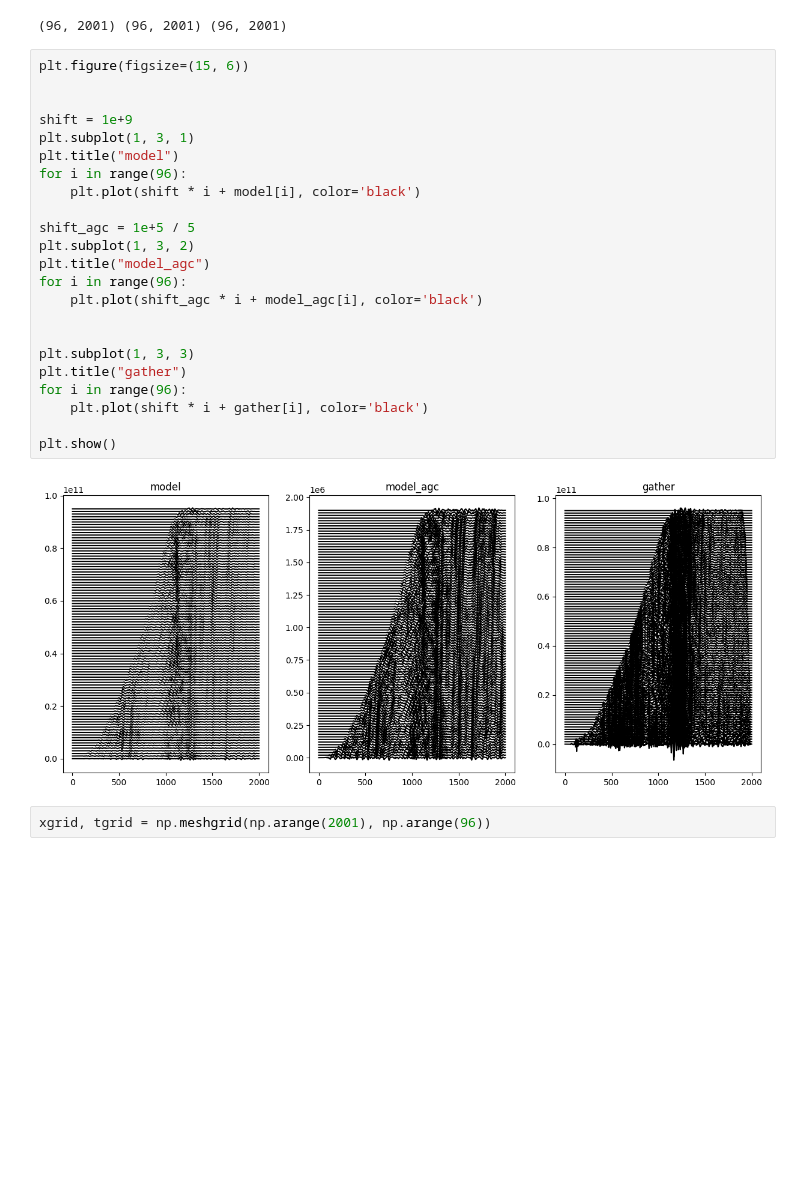
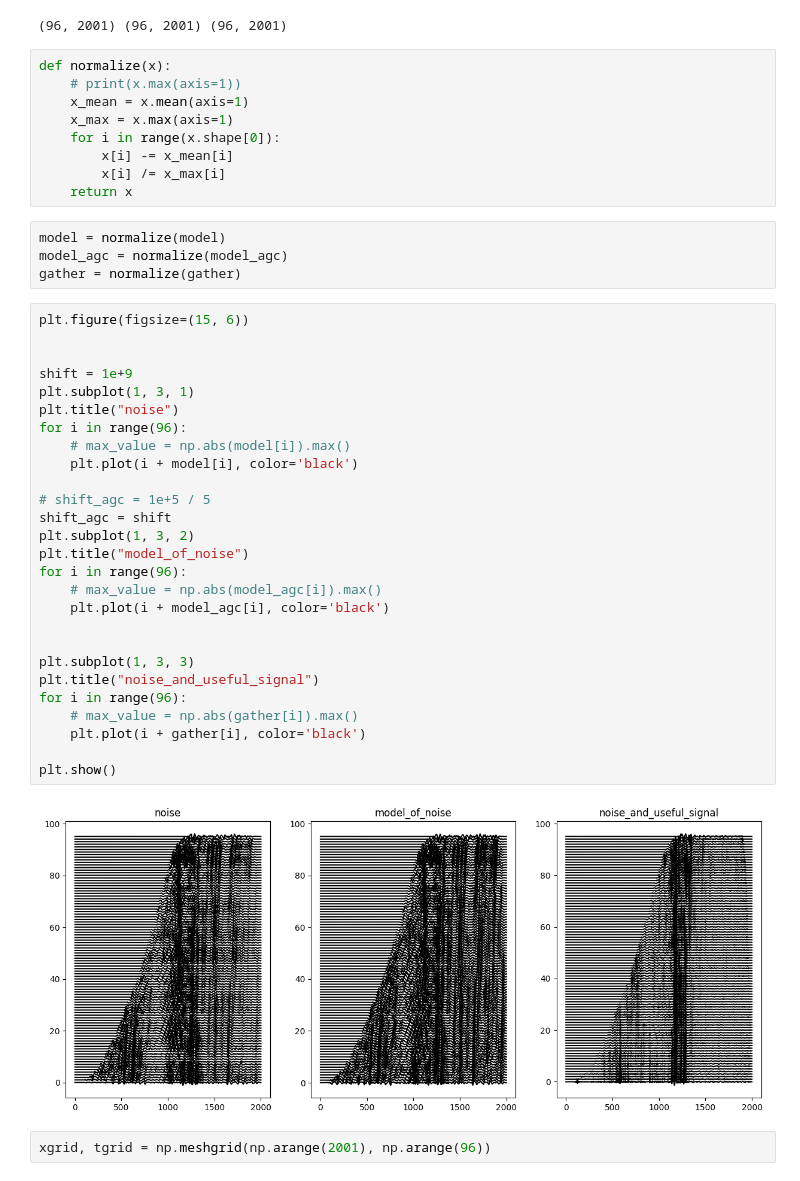
Before and after one commit to dd114/Adaptive-filter-1, a Jupyter notebook: Real-signals 2.ipynb, the cells around one changed output. Drawn from its saved outputs; the diff is of its cells as text; blank space fills up the shorter version.

Commit message:
Normalizing of real data signals

```diff
--- a/Real-signals 2.ipynb
+++ b/Real-signals 2.ipynb
@@ -15,31 +15,48 @@ gather = np.load("GATHER.NPY")
 print(model.shape, model_agc.shape, gather.shape)
 # %% [output]
 (96, 2001) (96, 2001) (96, 2001)
+# %%
+def normalize(x):
+    # print(x.max(axis=1))
+    x_mean = x.mean(axis=1)
+    x_max = x.max(axis=1)
+    for i in range(x.shape[0]):
+        x[i] -= x_mean[i]
+        x[i] /= x_max[i]
+    return x
+# %%
+model = normalize(model)
+model_agc = normalize(model_agc)
+gather = normalize(gather)
 # %%
 plt.figure(figsize=(15, 6))
 
 
 shift = 1e+9
 plt.subplot(1, 3, 1)
-plt.title("model")
+plt.title("noise")
 for i in range(96):
-    plt.plot(shift * i + model[i], color='black')
+    # max_value = np.abs(model[i]).max()
+    plt.plot(i + model[i], color='black')
 
-shift_agc = 1e+5 / 5
+# shift_agc = 1e+5 / 5
+shift_agc = shift
 plt.subplot(1, 3, 2)
-plt.title("model_agc")
+plt.title("model_of_noise")
 for i in range(96):
-    plt.plot(shift_agc * i + model_agc[i], color='black')
+    # max_value = np.abs(model_agc[i]).max()
+    plt.plot(i + model_agc[i], color='black')
 
 
 plt.subplot(1, 3, 3)
-plt.title("gather")
+plt.title("noise_and_useful_signal")
 for i in range(96):
-    plt.plot(shift * i + gather[i], color='black')
+    # max_value = np.abs(gather[i]).max()
+    plt.plot(i + gather[i], color='black')
 
 plt.show()
 # %% [output]
-[figure, old version]
+[figure, new version]
 # %%
 xgrid, tgrid = np.meshgrid(np.arange(2001), np.arange(96))
 # %%
```
Also changed, not shown: parts of 11 cells of this notebook, 1 other file.
